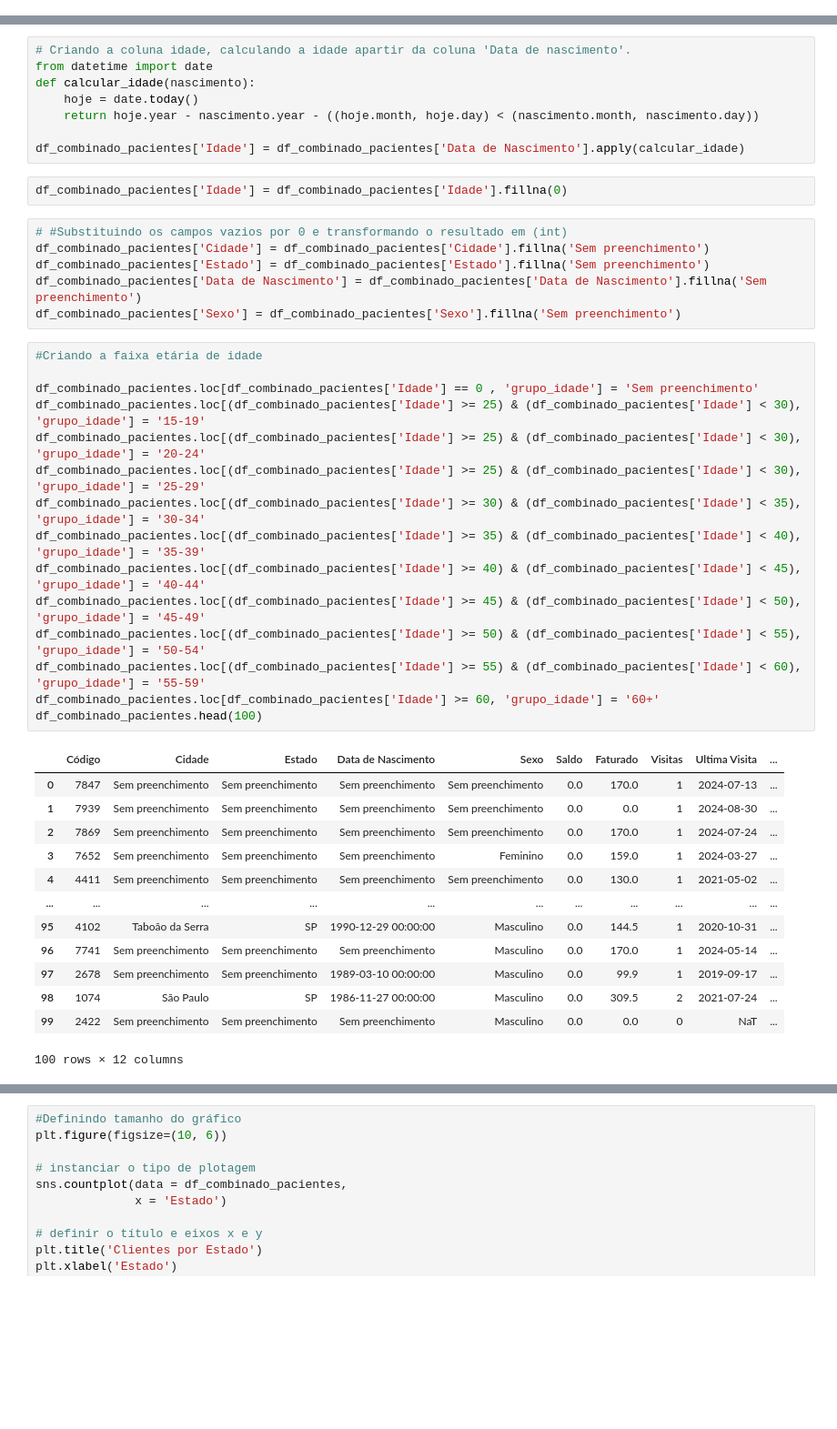
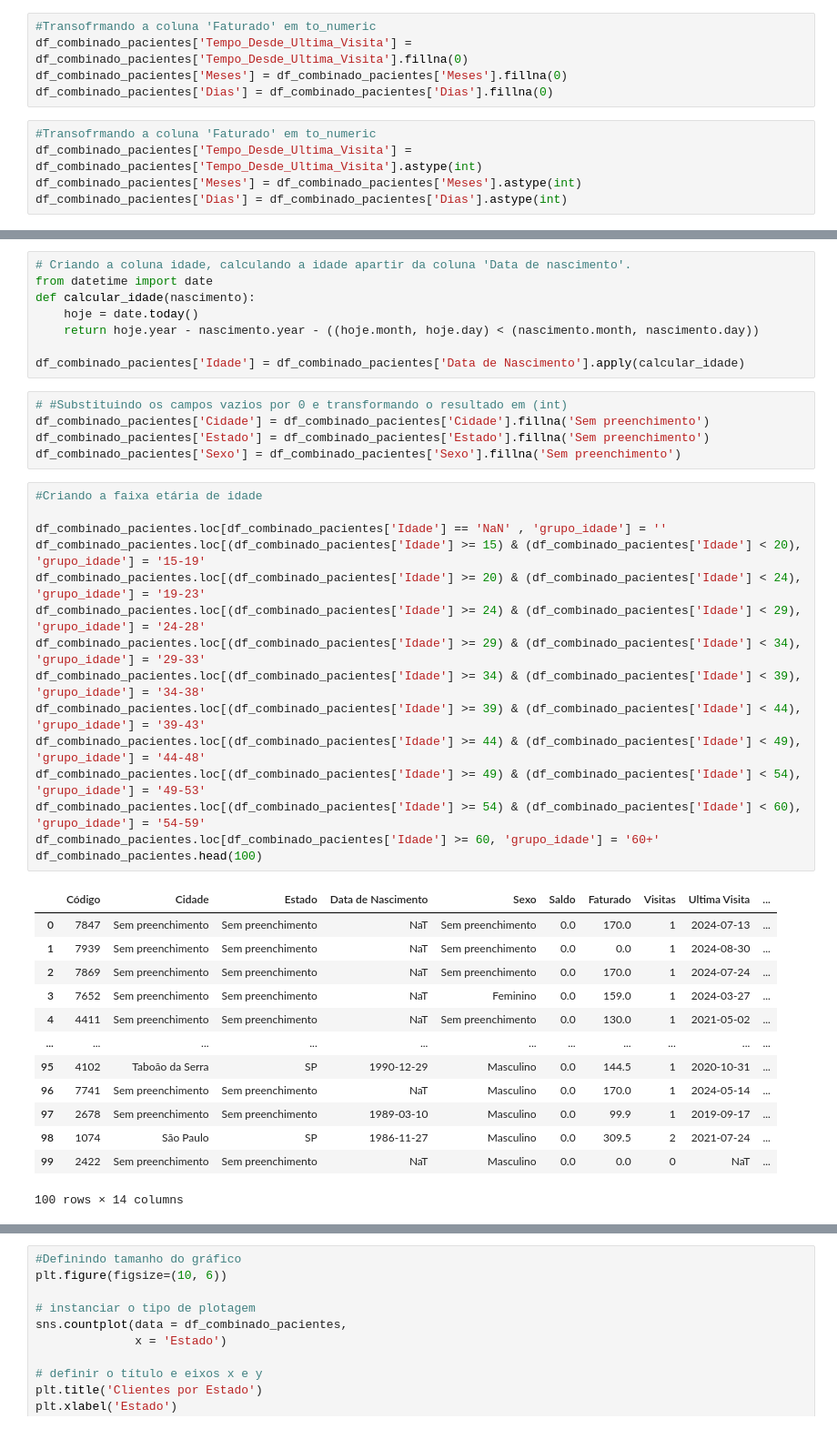
Before and after one commit to reprograma/on35-python-s17-s18-projeto-final, a Jupyter notebook: projeto final/projeto.ipynb, the cells around one changed output, grey strips where cells are left out. Shown at 91% size. Saved outputs shown, nothing was run; the diff lists cells and outputs as text; blank space fills up the shorter version.

```diff
--- a/projeto final/projeto.ipynb
+++ b/projeto final/projeto.ipynb
@@ -233,0 +273,10 @@ df_combinado_pacientes['Tempo de ausência'] = df_combinado_pacientes['Tempo de
+# %%
+#Transofrmando a coluna 'Faturado' em to_numeric
+df_combinado_pacientes['Tempo_Desde_Ultima_Visita'] = df_combinado_pacientes['Tempo_Desde_Ultima_Visita'].fillna(0)
+df_combinado_pacientes['Meses'] = df_combinado_pacientes['Meses'].fillna(0)
+df_combinado_pacientes['Dias'] = df_combinado_pacientes['Dias'].fillna(0)
+# %%
+#Transofrmando a coluna 'Faturado' em to_numeric
+df_combinado_pacientes['Tempo_Desde_Ultima_Visita'] = df_combinado_pacientes['Tempo_Desde_Ultima_Visita'].astype(int)
+df_combinado_pacientes['Meses'] = df_combinado_pacientes['Meses'].astype(int)
+df_combinado_pacientes['Dias'] = df_combinado_pacientes['Dias'].astype(int)
@@ -239,43 +320,40 @@ def calcular_idade(nascimento):
     return hoje.year - nascimento.year - ((hoje.month, hoje.day) < (nascimento.month, nascimento.day))
 
 df_combinado_pacientes['Idade'] = df_combinado_pacientes['Data de Nascimento'].apply(calcular_idade)
-# %%
-df_combinado_pacientes['Idade'] = df_combinado_pacientes['Idade'].fillna(0)
 # %%
 # #Substituindo os campos vazios por 0 e transformando o resultado em (int)
 df_combinado_pacientes['Cidade'] = df_combinado_pacientes['Cidade'].fillna('Sem preenchimento')
 df_combinado_pacientes['Estado'] = df_combinado_pacientes['Estado'].fillna('Sem preenchimento')
-df_combinado_pacientes['Data de Nascimento'] = df_combinado_pacientes['Data de Nascimento'].fillna('Sem preenchimento')
 df_combinado_pacientes['Sexo'] = df_combinado_pacientes['Sexo'].fillna('Sem preenchimento')
 # %%
 #Criando a faixa etária de idade
 
-df_combinado_pacientes.loc[df_combinado_pacientes['Idade'] == 0 , 'grupo_idade'] = 'Sem preenchimento'
-df_combinado_pacientes.loc[(df_combinado_pacientes['Idade'] >= 25) & (df_combinado_pacientes['Idade'] < 30), 'grupo_idade'] = '15-19'
-df_combinado_pacientes.loc[(df_combinado_pacientes['Idade'] >= 25) & (df_combinado_pacientes['Idade'] < 30), 'grupo_idade'] = '20-24'
-df_combinado_pacientes.loc[(df_combinado_pacientes['Idade'] >= 25) & (df_combinado_pacientes['Idade'] < 30), 'grupo_idade'] = '25-29'
-df_combinado_pacientes.loc[(df_combinado_pacientes['Idade'] >= 30) & (df_combinado_pacientes['Idade'] < 35), 'grupo_idade'] = '30-34'
-df_combinado_pacientes.loc[(df_combinado_pacientes['Idade'] >= 35) & (df_combinado_pacientes['Idade'] < 40), 'grupo_idade'] = '35-39'
-df_combinado_pacientes.loc[(df_combinado_pacientes['Idade'] >= 40) & (df_combinado_pacientes['Idade'] < 45), 'grupo_idade'] = '40-44'
-df_combinado_pacientes.loc[(df_combinado_pacientes['Idade'] >= 45) & (df_combinado_pacientes['Idade'] < 50), 'grupo_idade'] = '45-49'
-df_combinado_pacientes.loc[(df_combinado_pacientes['Idade'] >= 50) & (df_combinado_pacientes['Idade'] < 55), 'grupo_idade'] = '50-54'
-df_combinado_pacientes.loc[(df_combinado_pacientes['Idade'] >= 55) & (df_combinado_pacientes['Idade'] < 60), 'grupo_idade'] = '55-59'
+df_combinado_pacientes.loc[df_combinado_pacientes['Idade'] == 'NaN' , 'grupo_idade'] = ''
+df_combinado_pacientes.loc[(df_combinado_pacientes['Idade'] >= 15) & (df_combinado_pacientes['Idade'] < 20), 'grupo_idade'] = '15-19'
+df_combinado_pacientes.loc[(df_combinado_pacientes['Idade'] >= 20) & (df_combinado_pacientes['Idade'] < 24), 'grupo_idade'] = '19-23'
+df_combinado_pacientes.loc[(df_combinado_pacientes['Idade'] >= 24) & (df_combinado_pacientes['Idade'] < 29), 'grupo_idade'] = '24-28'
+df_combinado_pacientes.loc[(df_combinado_pacientes['Idade'] >= 29) & (df_combinado_pacientes['Idade'] < 34), 'grupo_idade'] = '29-33'
+df_combinado_pacientes.loc[(df_combinado_pacientes['Idade'] >= 34) & (df_combinado_pacientes['Idade'] < 39), 'grupo_idade'] = '34-38'
+df_combinado_pacientes.loc[(df_combinado_pacientes['Idade'] >= 39) & (df_combinado_pacientes['Idade'] < 44), 'grupo_idade'] = '39-43'
+df_combinado_pacientes.loc[(df_combinado_pacientes['Idade'] >= 44) & (df_combinado_pacientes['Idade'] < 49), 'grupo_idade'] = '44-48'
+df_combinado_pacientes.loc[(df_combinado_pacientes['Idade'] >= 49) & (df_combinado_pacientes['Idade'] < 54), 'grupo_idade'] = '49-53'
+df_combinado_pacientes.loc[(df_combinado_pacientes['Idade'] >= 54) & (df_combinado_pacientes['Idade'] < 60), 'grupo_idade'] = '54-59'
 df_combinado_pacientes.loc[df_combinado_pacientes['Idade'] >= 60, 'grupo_idade'] = '60+'
 df_combinado_pacientes.head(100)
 # %% [output]
 |  | Código | Cidade | Estado | Data de Nascimento | Sexo | Saldo | Faturado | Visitas | Ultima Visita | ... |
-| 0 | 7847 | Sem preenchimento | Sem preenchimento | Sem preenchimento | Sem preenchimento | 0.0 | 170.0 | 1 | 2024-07-13 | ... |
-| 1 | 7939 | Sem preenchimento | Sem preenchimento | Sem preenchimento | Sem preenchimento | 0.0 | 0.0 | 1 | 2024-08-30 | ... |
-| 2 | 7869 | Sem preenchimento | Sem preenchimento | Sem preenchimento | Sem preenchimento | 0.0 | 170.0 | 1 | 2024-07-24 | ... |
-| 3 | 7652 | Sem preenchimento | Sem preenchimento | Sem preenchimento | Feminino | 0.0 | 159.0 | 1 | 2024-03-27 | ... |
-| 4 | 4411 | Sem preenchimento | Sem preenchimento | Sem preenchimento | Sem preenchimento | 0.0 | 130.0 | 1 | 2021-05-02 | ... |
+| 0 | 7847 | Sem preenchimento | Sem preenchimento | NaT | Sem preenchimento | 0.0 | 170.0 | 1 | 2024-07-13 | ... |
+| 1 | 7939 | Sem preenchimento | Sem preenchimento | NaT | Sem preenchimento | 0.0 | 0.0 | 1 | 2024-08-30 | ... |
+| 2 | 7869 | Sem preenchimento | Sem preenchimento | NaT | Sem preenchimento | 0.0 | 170.0 | 1 | 2024-07-24 | ... |
+| 3 | 7652 | Sem preenchimento | Sem preenchimento | NaT | Feminino | 0.0 | 159.0 | 1 | 2024-03-27 | ... |
+| 4 | 4411 | Sem preenchimento | Sem preenchimento | NaT | Sem preenchimento | 0.0 | 130.0 | 1 | 2021-05-02 | ... |
 | ... | ... | ... | ... | ... | ... | ... | ... | ... | ... | ... |
-| 95 | 4102 | Taboão da Serra | SP | 1990-12-29 00:00:00 | Masculino | 0.0 | 144.5 | 1 | 2020-10-31 | ... |
-| 96 | 7741 | Sem preenchimento | Sem preenchimento | Sem preenchimento | Masculino | 0.0 | 170.0 | 1 | 2024-05-14 | ... |
-| 97 | 2678 | Sem preenchimento | Sem preenchimento | 1989-03-10 00:00:00 | Masculino | 0.0 | 99.9 | 1 | 2019-09-17 | ... |
-| 98 | 1074 | São Paulo | SP | 1986-11-27 00:00:00 | Masculino | 0.0 | 309.5 | 2 | 2021-07-24 | ... |
-| 99 | 2422 | Sem preenchimento | Sem preenchimento | Sem preenchimento | Masculino | 0.0 | 0.0 | 0 | NaT | ... |
+| 95 | 4102 | Taboão da Serra | SP | 1990-12-29 | Masculino | 0.0 | 144.5 | 1 | 2020-10-31 | ... |
+| 96 | 7741 | Sem preenchimento | Sem preenchimento | NaT | Masculino | 0.0 | 170.0 | 1 | 2024-05-14 | ... |
+| 97 | 2678 | Sem preenchimento | Sem preenchimento | 1989-03-10 | Masculino | 0.0 | 99.9 | 1 | 2019-09-17 | ... |
+| 98 | 1074 | São Paulo | SP | 1986-11-27 | Masculino | 0.0 | 309.5 | 2 | 2021-07-24 | ... |
+| 99 | 2422 | Sem preenchimento | Sem preenchimento | NaT | Masculino | 0.0 | 0.0 | 0 | NaT | ... |
-100 rows × 12 columns
+100 rows × 14 columns
 # %%
 df_combinado_pacientes.dtypes
 # %% [output]
```
Also changed, not shown: parts of 15 cells of this notebook, 10 other files.
